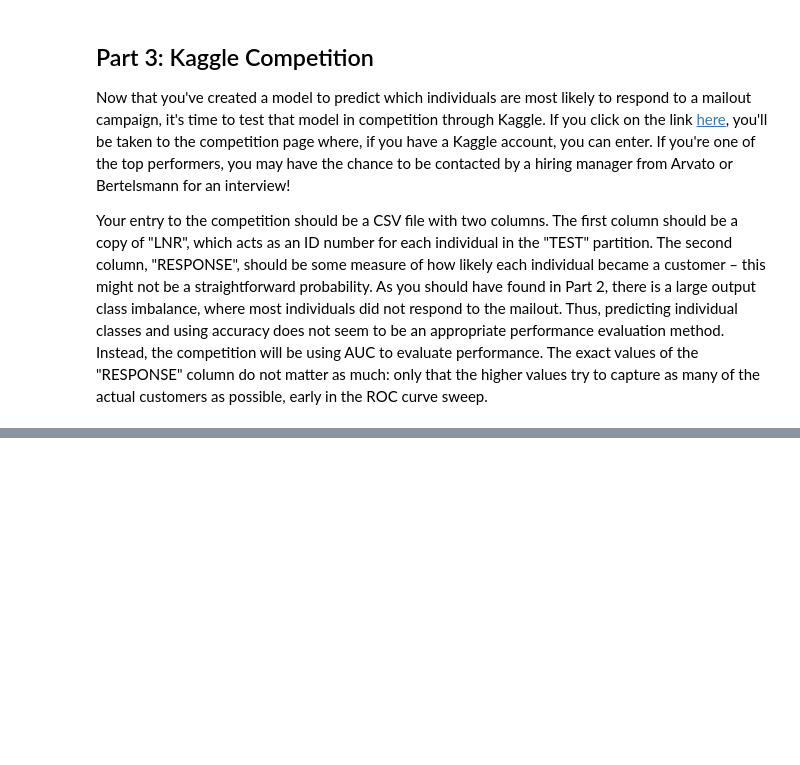
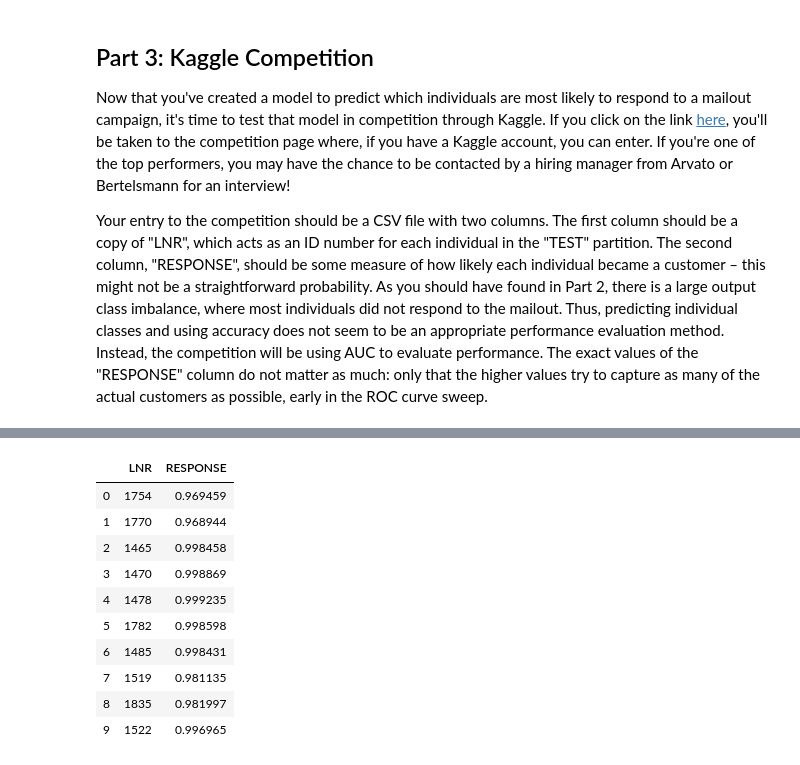
Before and after one commit to helloxms/Capstone-project-Arvato, a Jupyter notebook: Arvato Project Workbook.ipynb, the cells around one changed output, grey strips where cells are left out. Saved outputs shown, nothing was run; the diff lists cells and outputs as text; code cells hidden in the pictures; blank space fills up the shorter version.

Commit message:
feat:add part 3

```diff
--- a/Arvato Project Workbook.ipynb
+++ b/Arvato Project Workbook.ipynb
@@ -1114,0 +1125,3 @@ print(mailout_test.shape)
+# %%
+lnr = mailout_test.LNR
+print(mailout_test.columns.values.size)
@@ -1124,0 +1154,4 @@ mailout_test.head()
+# %%
+# use the trained model from Part 2 to predict the probabilties of the testing data
+response_test = gbc_estimater.predict_proba(mailout_test_scaled)
+response_test
@@ -1124,0 +1166,17 @@ mailout_test.head()
+# %%
+# generate result file for the competition
+result = pd.DataFrame({'LNR':lnr, 'RESPONSE':response_test[:,0]})
+result.to_csv(path_or_buf='./result.csv', index=False)
+result.head(10)
+# %% [output]
+|  | LNR | RESPONSE |
+| 0 | 1754 | 0.969459 |
+| 1 | 1770 | 0.968944 |
+| 2 | 1465 | 0.998458 |
+| 3 | 1470 | 0.998869 |
+| 4 | 1478 | 0.999235 |
+| 5 | 1782 | 0.998598 |
+| 6 | 1485 | 0.998431 |
+| 7 | 1519 | 0.981135 |
+| 8 | 1835 | 0.981997 |
+| 9 | 1522 | 0.996965 |
```
Also changed, not shown: parts of 11 cells of this notebook.
